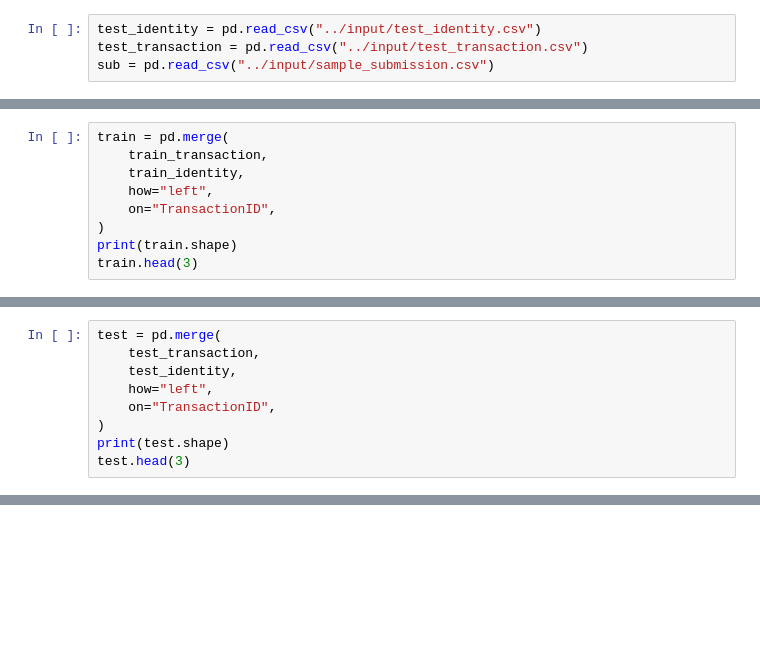
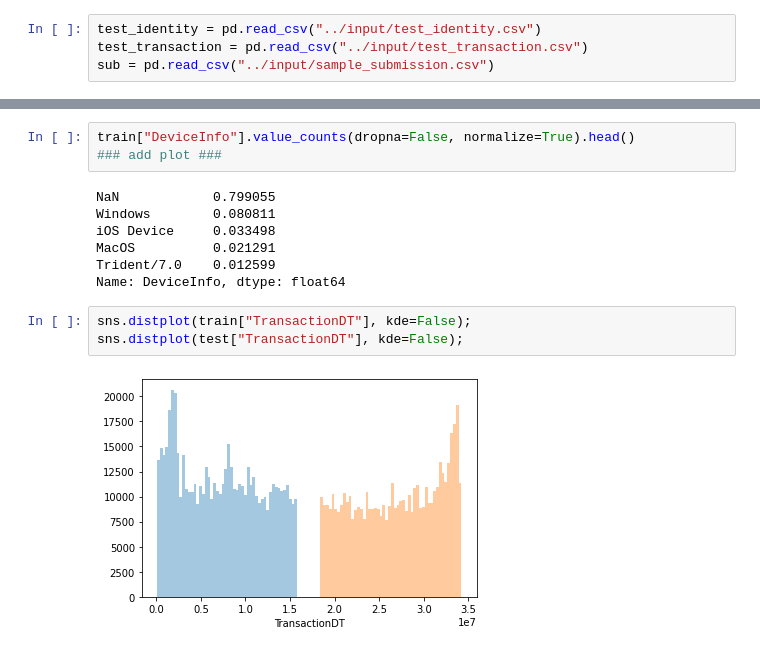
Before and after one commit to akiabe/kaggle_ieee-cis-fraud-detect, a Jupyter notebook: notebooks/EDA_and_Models.ipynb, the cells around one changed output, grey strips where cells are left out. Cells and saved outputs as stored; diff of their text form; blank space fills up the shorter version.

```diff
--- a/notebooks/EDA_and_Models.ipynb
+++ b/notebooks/EDA_and_Models.ipynb
@@ -72,9 +94,0 @@ sub = pd.read_csv("../input/sample_submission.csv")
-# %%
-train = pd.merge(
-    train_transaction,
-    train_identity,
-    how="left",
-    on="TransactionID",
-)
-print(train.shape)
-train.head(3)
@@ -88,9 +94,0 @@ train.head(3)
-# %%
-test = pd.merge(
-    test_transaction,
-    test_identity,
-    how="left",
-    on="TransactionID",
-)
-print(test.shape)
-test.head(3)
@@ -143,0 +144,15 @@ for i in ["id_30", "id_31", "DeviceType", "DeviceInfo"]:
+# %%
+train["DeviceInfo"].value_counts(dropna=False, normalize=True).head()
+### add plot ###
+# %% [output]
+NaN            0.799055
+Windows        0.080811
+iOS Device     0.033498
+MacOS          0.021291
+Trident/7.0    0.012599
+Name: DeviceInfo, dtype: float64
+# %%
+sns.distplot(train["TransactionDT"], kde=False);
+sns.distplot(test["TransactionDT"], kde=False);
+# %% [output]
+[figure, added]
```
Also changed, not shown: parts of 29 cells of this notebook.
